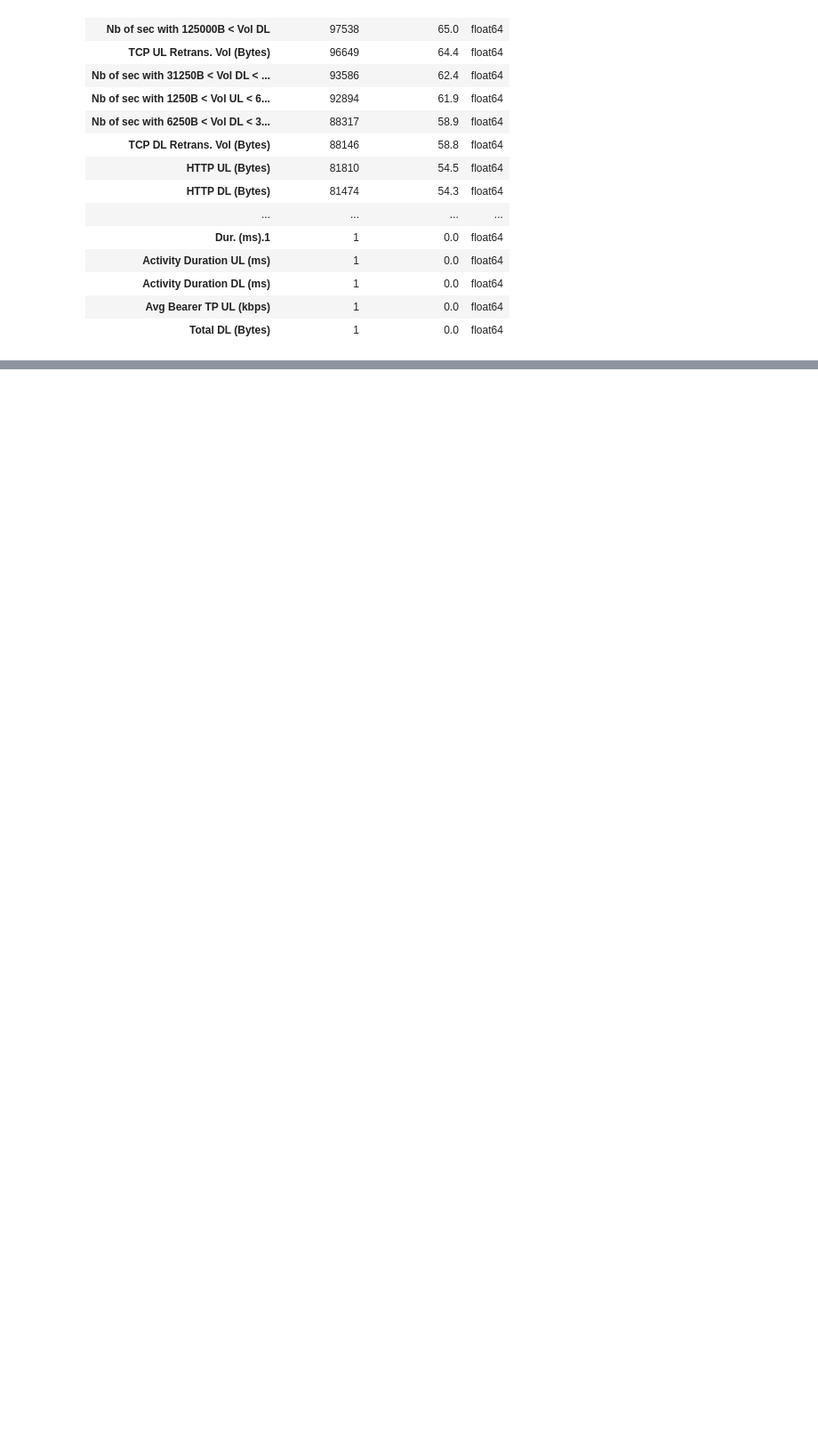
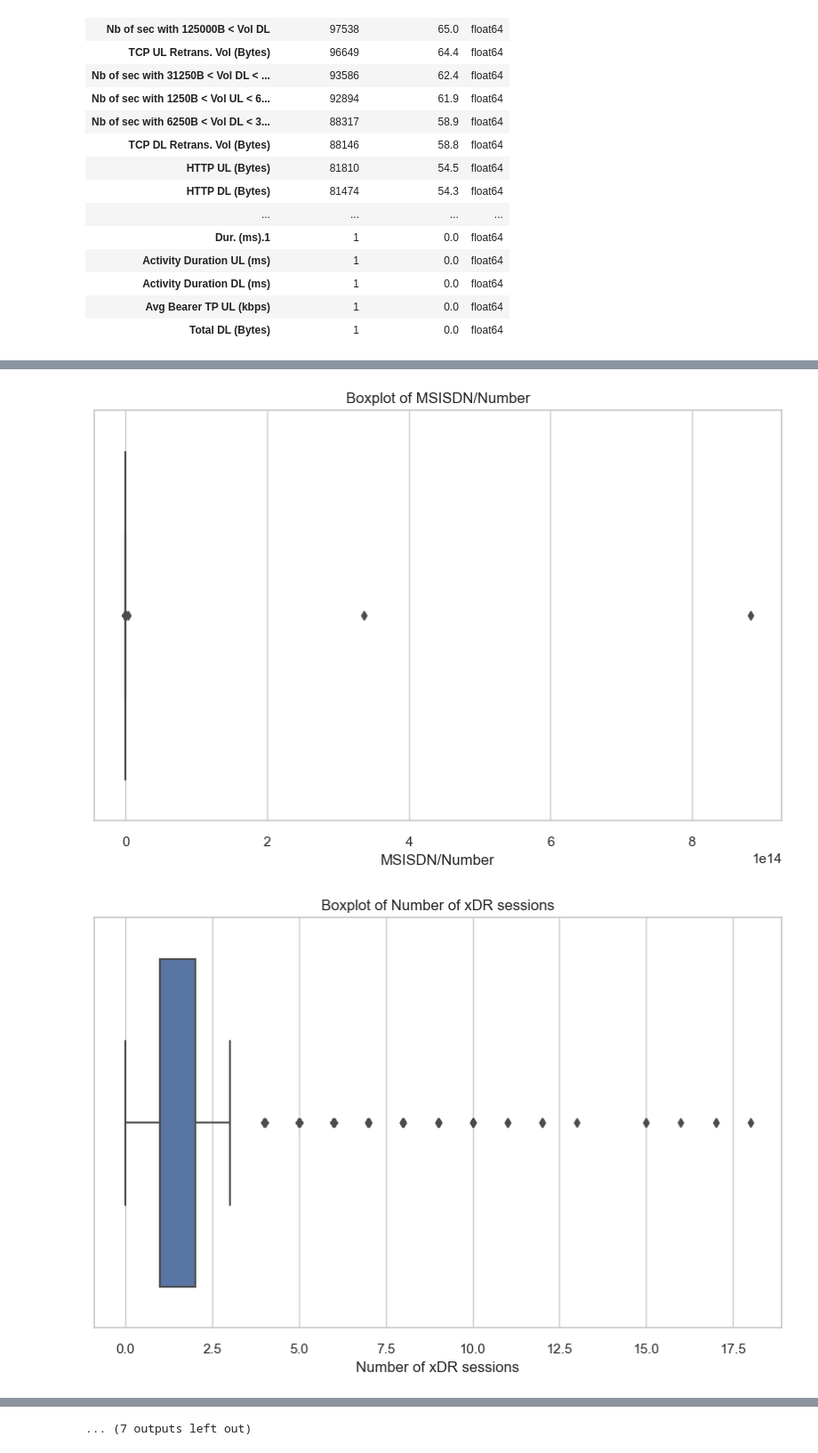
Before and after one commit to JaraGu/-Telecom-User-Analytics, a Jupyter notebook: notebooks/analysis.ipynb, the cells around one changed output, grey strips where cells are left out. Shown at 89% size. Saved outputs shown, nothing was run; the diff lists cells and outputs as text; code cells hidden in the pictures; blank space fills up the shorter version.

Commit message:
Bivariate Analysis

```diff
--- a/notebooks/analysis.ipynb
+++ b/notebooks/analysis.ipynb
@@ -284,0 +254,6 @@ print(analysis_results)
+# %%
+# graphical Graphical Univariate Analysis
+plotting.univariate_analysis(grouped_data)
+# %% [output]
+[figure, added]
+[figure, added]
@@ -284,0 +270 @@ print(analysis_results)
+... (7 outputs left out)
```
Also changed, not shown: parts of 21 cells of this notebook, 3 other files.
